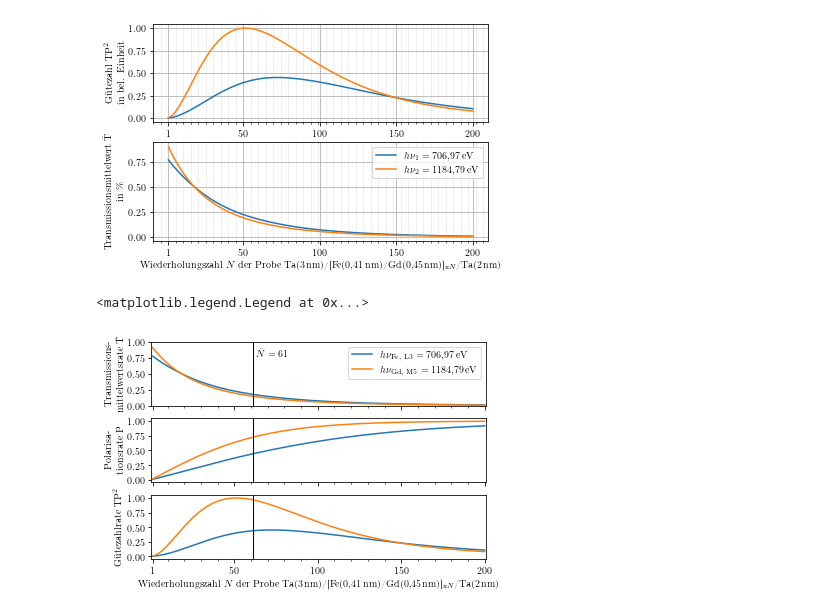
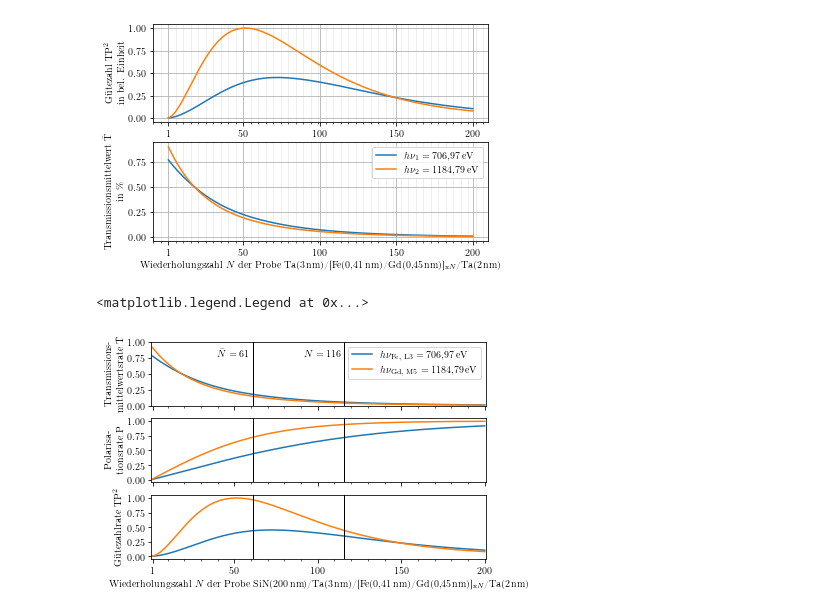
Before and after one commit to lrlunin/bachelorarbeit_python_notebooks_and_data, a Jupyter notebook: dicke_optimierung_software/plot from transmssion Gd Fe scv.ipynb, the cells around one changed output. Cells and saved outputs as stored; diff of their text form; code cells hidden in the pictures.

```diff
--- a/dicke_optimierung_software/plot from transmssion Gd Fe scv.ipynb
+++ b/dicke_optimierung_software/plot from transmssion Gd Fe scv.ipynb
@@ -177,8 +177,12 @@ axes.set_xlim(0.2, 200.8)
 # axes.yaxis.set_minor_locator(AutoMinorLocator(5))
 fe1, = axes.plot(layernr_fe, transmission_fe, ms=2, color='C0', label=r'$h\nu_1 = \SI{706.97}{\eV}$')
 gd1, = axes.plot(layernr_gd, transmission_gd, ms=2, color='C1', label=r'$h\nu_2 = \SI{1184.79}{\eV}$')
+axes.axvline(x=116, linestyle="-",color='black', linewidth=1, alpha=1)
 axes.axvline(x=61, linestyle="-",color='black', linewidth=1, alpha=1)
-axes.text(x=61+2, y=0.78, s=r'$\bar{N} = 61$')
+
+axes.text(x=61-2, y=0.78, s=r'$\bar{N} = 61$', ha='right')
+axes.text(x=116-2, y=0.78, s=r'$N = 116$', ha='right')
+
 axes = axs[1]
 #axes.set_title('Soft X-Ray Range')
 #axes.set_xlabel(r'Wiederholungszahl $N$ der Probe Ta(\SI{3}{\nano\meter})/[Fe(\SI{0.41}{\nano\meter})/Gd(\SI{0.45}{\nano\meter})]$_{\text{x}N}$/Ta(\SI{2}{\nano\meter})')
@@ -200,40 +204,42 @@ axes.set_xlim(0.2, 200.8)
 fe2, = axes.plot(layernr_fe, -1*polarisation_fe, ms=2, color='C0', label=r'$h\nu_1 = \SI{706.97}{\eV}$')
 gd2, = axes.plot(layernr_gd, -1*polarisation_gd, ms=2, color='C1', label=r'$h\nu_2 = \SI{1184.79}{\eV}$')
 axes.axvline(x=61, linestyle="-",color='black', linewidth=1, alpha=1)
+axes.axvline(x=116, linestyle="-",color='black', linewidth=1, alpha=1)
 
 axes = axs[2]
 #axes.set_title('Soft X-Ray Range')
 #axes.yaxis.set_label_position("right")
 #axes.yaxis.tick_right()
 
-axes.set_xlabel(r'Wiederholungszahl $N$ der Probe Ta(\SI{3}{\nano\meter})/[Fe(\SI{0.41}{\nano\meter})/Gd(\SI{0.45}{\nano\meter})]$_{\text{x}N}$/Ta(\SI{2}{\nano\meter})')
+axes.set_xlabel(r'Wiederholungszahl $N$ der Probe SiN(\SI{200}{\nano\meter})/Ta(\SI{3}{\nano\meter})/[Fe(\SI{0.41}{\nano\meter})/Gd(\SI{0.45}{\nano\meter})]$_{\text{x}N}$/Ta(\SI{2}{\nano\meter})')
 #axes.set_xscale('log')
 axes.set_ylabel(r"\begin{tabular}{c}Gütezahlrate TP$^2$\end{tabular}")
 
 #axes.grid(which='major')
 #axes.grid(which='minor', color='#999999', linestyle='-', alpha=0.2)
 #axes.xaxis.set_major_formatter(OOMFormatter(order = 0, fformat = "%1.0f"))
 #axes.yaxis.set_major_formatter(OOMFormatter(order = 0, fformat = "%1.0f"))
 axes.xaxis.set_major_locator(FixedLocator(ticks))
 axes.xaxis.set_minor_locator(FixedLocator(subticks))
 axes.yaxis.set_major_locator(MultipleLocator(0.25))
 axes.set_xlim(0.2, 200.8)
 
 
 # axes.yaxis.set_minor_locator(AutoMinorLocator(5))
 # axes.yaxis.set_major_locator(MultipleLocator(50))
 
 fe_tp2 = transmission_fe * polarisation_fe**2
 gd_tp2 = transmission_gd * polarisation_gd**2
 
 norm_coef = 1/np.max(gd_tp2)
 fe3, = axes.plot(layernr_fe, norm_coef*fe_tp2, ms=2, color='C0', label=r'$h\nu_1 = \SI{706.97}{\eV}$')
 gd3, = axes.plot(layernr_gd, norm_coef*gd_tp2, ms=2, color='C1', label=r'$h\nu_2 = \SI{1184.79}{\eV}$')
 axes.axvline(x=61, linestyle="-",color='black', linewidth=1, alpha=1)
+axes.axvline(x=116, linestyle="-",color='black', linewidth=1, alpha=1)
 
 axs[0].legend([(fe1), (gd1)], [r'$h\nu_{\text{Fe, L3}}=\SI{706,97}{\eV}$', r'$h\nu_{\text{Gd, M5}}=\SI{1184,79}{\eV}$'], handler_map={tuple: HandlerTuple(ndivide=None)})
 # %% [output]
 <matplotlib.legend.Legend at 0x...>
-[figure, old version]
+[figure, new version]
 # %%
 fig.savefig('proben_vergleich_split_center_3.pgf', bbox_inches='tight', pad_inches=0.1)
```
Also changed, not shown: 1 other file.
